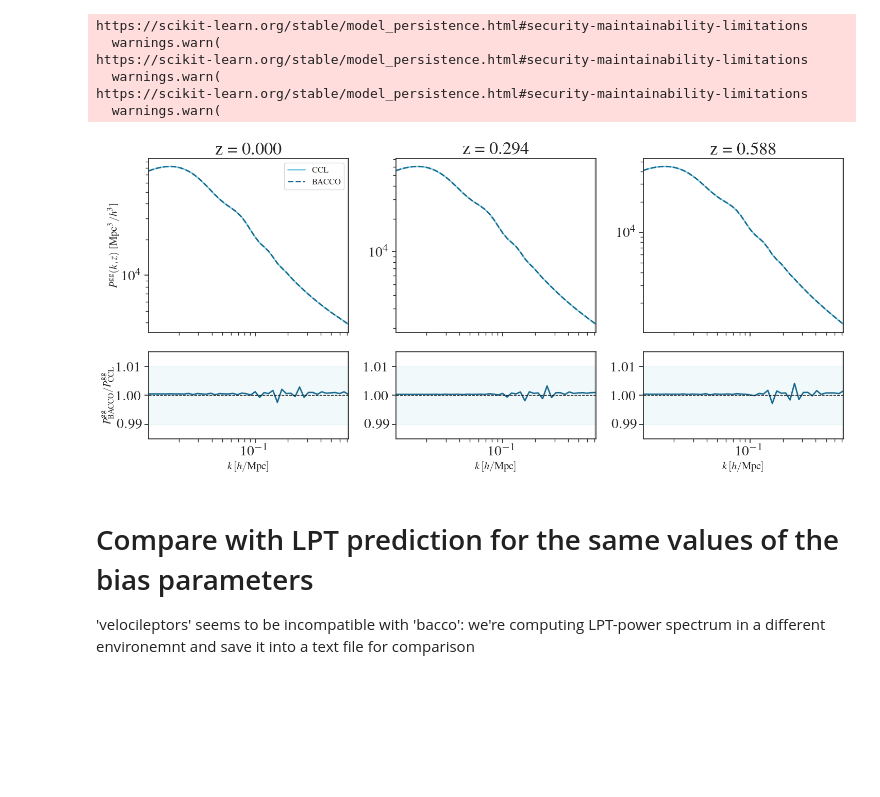
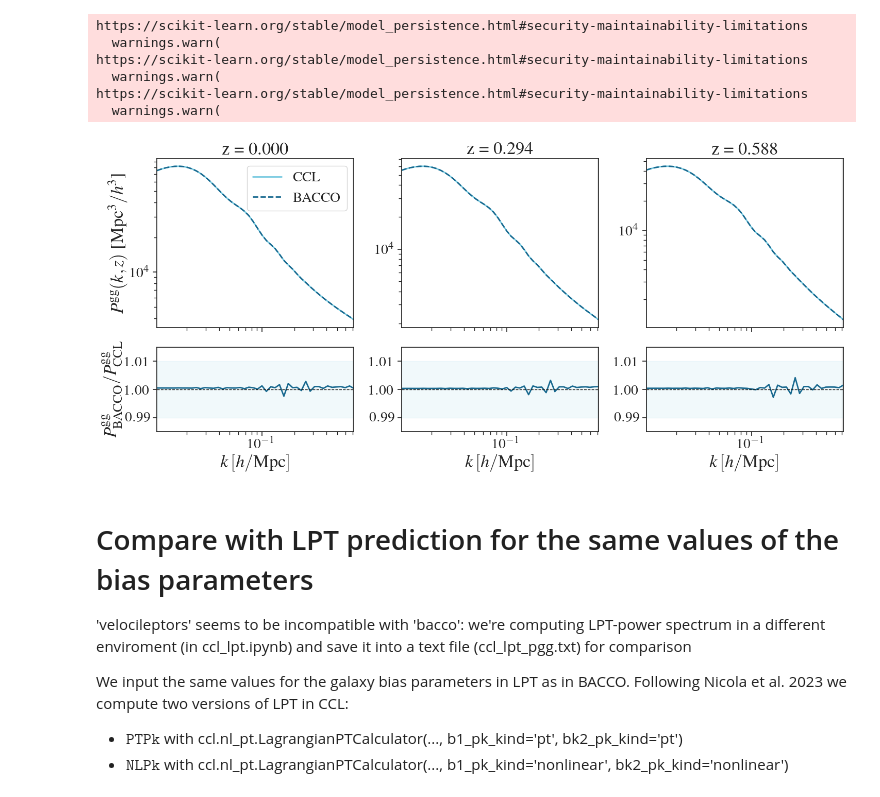
Before and after one commit to MariaTsedrik/desk-drawer, a Jupyter notebook: nonlinear_bias_notebook.ipynb, the cells around one changed output. Saved outputs shown, nothing was run; the diff lists cells and outputs as text; code cells hidden in the pictures; blank space fills up the shorter version.

```diff
--- a/nonlinear_bias_notebook.ipynb
+++ b/nonlinear_bias_notebook.ipynb
@@ -468,27 +478,31 @@ https://scikit-learn.org/stable/model_persistence.html#security-maintainability-
 # %%
 fig, ax = plt.subplots(2, 3, figsize=(15, 7), facecolor='w', gridspec_kw={'height_ratios':[2,1] }, sharex=True)
 for j, z_ind in enumerate([0, 50, 100]):
     pgg_ccl = pk_gg_ccl(k*params_bacco['h'], 1./(1.+zz_bacco[z_ind]), cosmo_nl)* params_bacco['h']**3
     ax[0][j].loglog(k, pgg_ccl, color="#76C9E0")
     ax[0][j].loglog(k, pgg_bacco[z_ind], color='#18698F', linestyle='--')
     #
     ax[1][j].plot(k, pgg_bacco[z_ind]/pgg_ccl, color='#18698F')
     ax[0][j].set_title(f'z = {zz_bacco[z_ind]:.3f}')
     ax[0][j].axvspan(0.7, k[-1], color='k', alpha=0.1, label='_nolegend_')
 
     ax[1][j].axhline(y=1.0, color='k', linestyle='--', linewidth=1)
-    ax[1][j].set_xlabel(r'$k\, [h/\rm Mpc]$', fontsize=15)
+    ax[1][j].set_xlabel(r'$k\, [h/\rm Mpc]$', fontsize=25)
     ax[1][j].axvspan(0.7, k[-1], color='k', alpha=0.1, label='_nolegend_')
     ax[1][j].axhspan(0.99, 1.01, color='#76C9E0', alpha=0.1, label='_nolegend_')
     ax[1][j].set_xlim(k[0], k[-1])
     ax[1][j].set_ylim(0.985, 1.015)
 legend = ['CCL', 'BACCO']
-ax[0][0].legend(legend, fontsize=12)
-ax[0][0].set_ylabel("$P^{\\rm gg}(k, z)$ [Mpc$^3/h^3$]", fontsize=15)
-ax[1][0].set_ylabel("$P^{\\rm gg}_{\\rm BACCO}/P_{\\rm CCL}^{\\rm gg}$", fontsize=15)
+ax[0][0].legend(legend, fontsize=20)
+ax[0][0].set_ylabel("$P^{\\rm gg}(k, z)$ [Mpc$^3/h^3$]", fontsize=25)
+ax[1][0].set_ylabel("$P^{\\rm gg}_{\\rm BACCO}/P_{\\rm CCL}^{\\rm gg}$", fontsize=25)
 plt.tight_layout()
 # %% [output]
-[figure, old version]
+[figure, new version]
 # %% [markdown]
 # Compare with LPT prediction for the same values of the bias parameters
-'velocileptors' seems to be incompatible with 'bacco': we're computing LPT-power spectrum in a different environemnt and save it into a text file for comparison
+'velocileptors' seems to be incompatible with 'bacco': we're computing LPT-power spectrum in a different enviroment (in ccl_lpt.ipynb) and save it into a text file (ccl_lpt_pgg.txt) for comparison
+
+We input the same values for the galaxy bias parameters in LPT as in BACCO. Following Nicola et al. 2023 we compute two versions of LPT in CCL:
+* $\texttt{PTPk}$ with ccl.nl_pt.LagrangianPTCalculator(..., b1_pk_kind='pt', bk2_pk_kind='pt')
+* $\texttt{NLPk}$ with ccl.nl_pt.LagrangianPTCalculator(..., b1_pk_kind='nonlinear', bk2_pk_kind='nonlinear')
```
Also changed, not shown: parts of 5 cells of this notebook.
